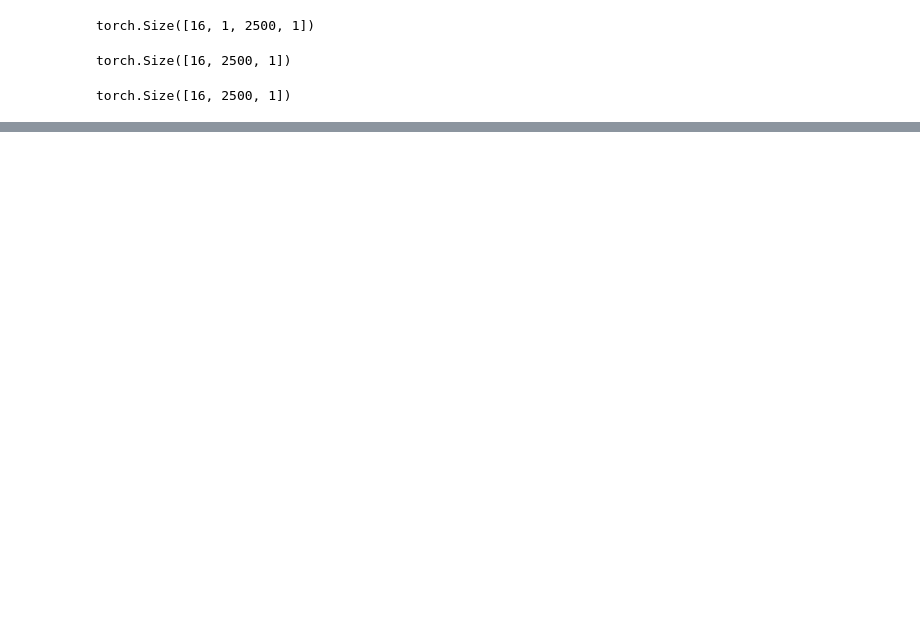
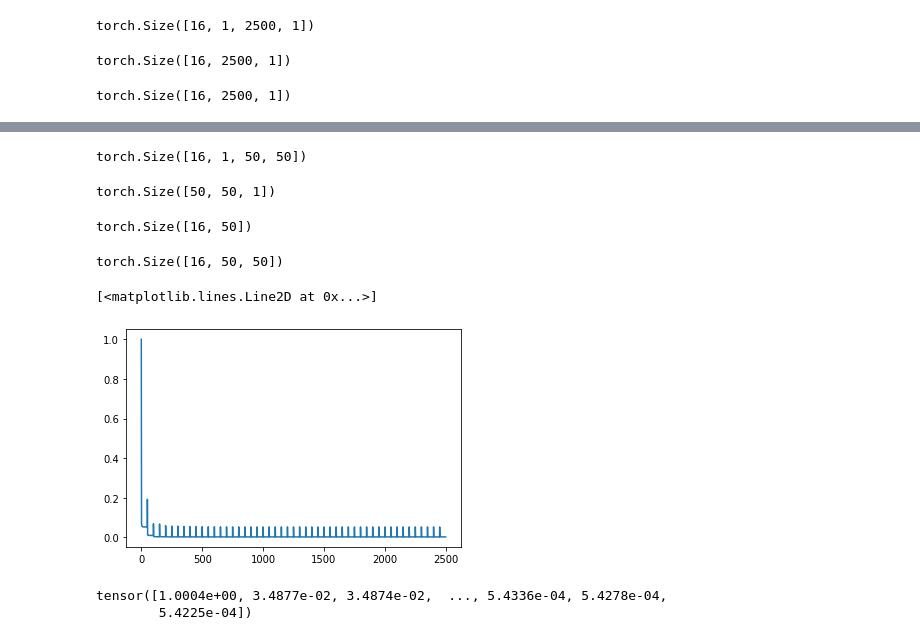
Before and after one commit to MJHutchinson/neural-processes, a Jupyter notebook: notebooks/2d_experiments.ipynb, the cells around one changed output, grey strips where cells are left out. Cells and saved outputs as stored; diff of their text form; code cells hidden in the pictures; blank space fills up the shorter version.

Commit message:
update kronecker plots

```diff
--- a/notebooks/2d_experiments.ipynb
+++ b/notebooks/2d_experiments.ipynb
@@ -86,3 +87,5 @@ for i in range(50):
     index += 50
 # %%
 datagen = ProductRBFCurvesReader(1, 50, testing=True, random_kernel_parameters=False)
+# %%
+data_test, target_sigma = datagen.generate_curves()
@@ -88,0 +96,8 @@ datagen = ProductRBFCurvesReader(1, 50, testing=True, random_kernel_parameters=F
+# %%
+L1.shape
+# %% [output]
+torch.Size([16, 1, 50, 50])
+# %%
+rbf_kernel(space_values, l1, sigma_f).diagonal().shape
+# %% [output]
+torch.Size([50, 50, 1])
@@ -88,0 +106,18 @@ datagen = ProductRBFCurvesReader(1, 50, testing=True, random_kernel_parameters=F
+# %%
+K.diagonal(dim1=1, dim2=2).shape
+# %% [output]
+torch.Size([16, 50])
+# %%
+K.shape
+# %% [output]
+torch.Size([16, 50, 50])
+# %%
+plt.plot(target_sigma[0].squeeze(-1))
+# %% [output]
+[<matplotlib.lines.Line2D at 0x...>]
+[figure, added]
+# %%
+kron_kernel.squeeze(1)[0].diagonal()
+# %% [output]
+tensor([1.0004e+00, 3.4877e-02, 3.4874e-02,  ..., 5.4336e-04, 5.4278e-04,
+        5.4225e-04])
```
Also changed, not shown: parts of 5 cells of this notebook, 2 other files.
